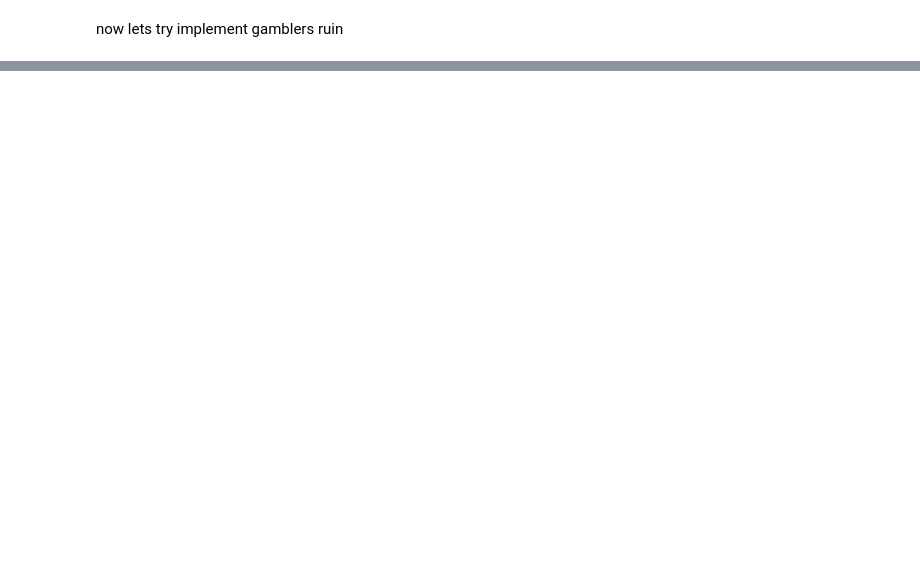
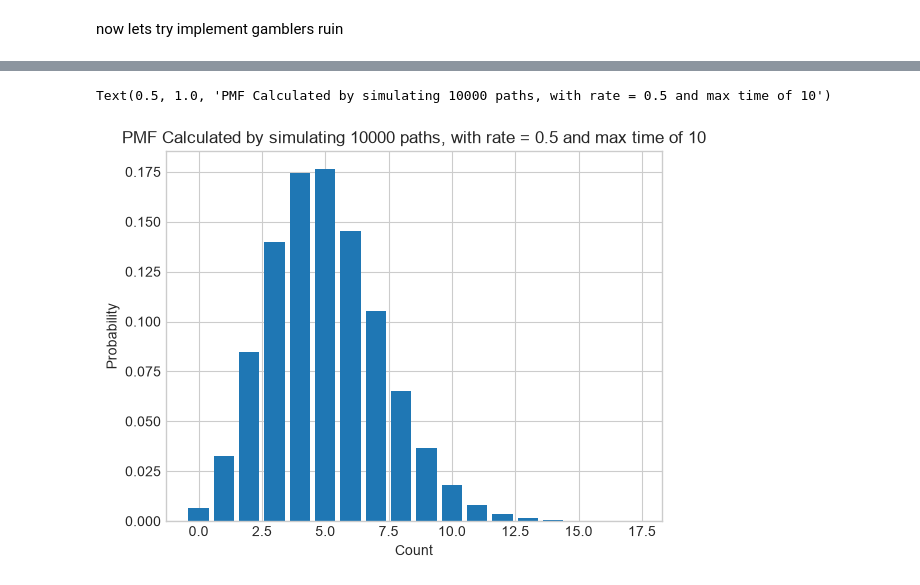
Before and after one commit to HA-Ward/Exploration-of-Stochastic-Processes-with-Computational-Implementation, a Jupyter notebook: src/Markov_chains.ipynb, the cells around one changed output, grey strips where cells are left out. Cells and saved outputs as stored; diff of their text form; code cells hidden in the pictures; blank space fills up the shorter version.

```diff
--- a/src/Markov_chains.ipynb
+++ b/src/Markov_chains.ipynb
@@ -159,0 +166,17 @@ Text(0.5, 1.0, 'Cumulative Distribution Function for duration')
+# %%
+paths = simulate_multi_processes(100000, 0.5, 10)
+
+final_nums = [i[1][-1] for i in paths]
+
+final_nums = np.array(final_nums)
+frequency_final_nums = np.bincount(final_nums, minlength=final_nums.max() + 1) / len(final_nums)
+x = np.arange(final_nums.max() + 1)
+
+
+plt.bar(x, frequency_final_nums)
+plt.ylabel("Probability")
+plt.xlabel("Count")
+plt.title("PMF Calculated by simulating 10000 paths, with rate = 0.5 and max time of 10")
+# %% [output]
+Text(0.5, 1.0, 'PMF Calculated by simulating 10000 paths, with rate = 0.5 and max time of 10')
+[figure, added]
```
Also changed, not shown: parts of 13 cells of this notebook, 1 other file.
